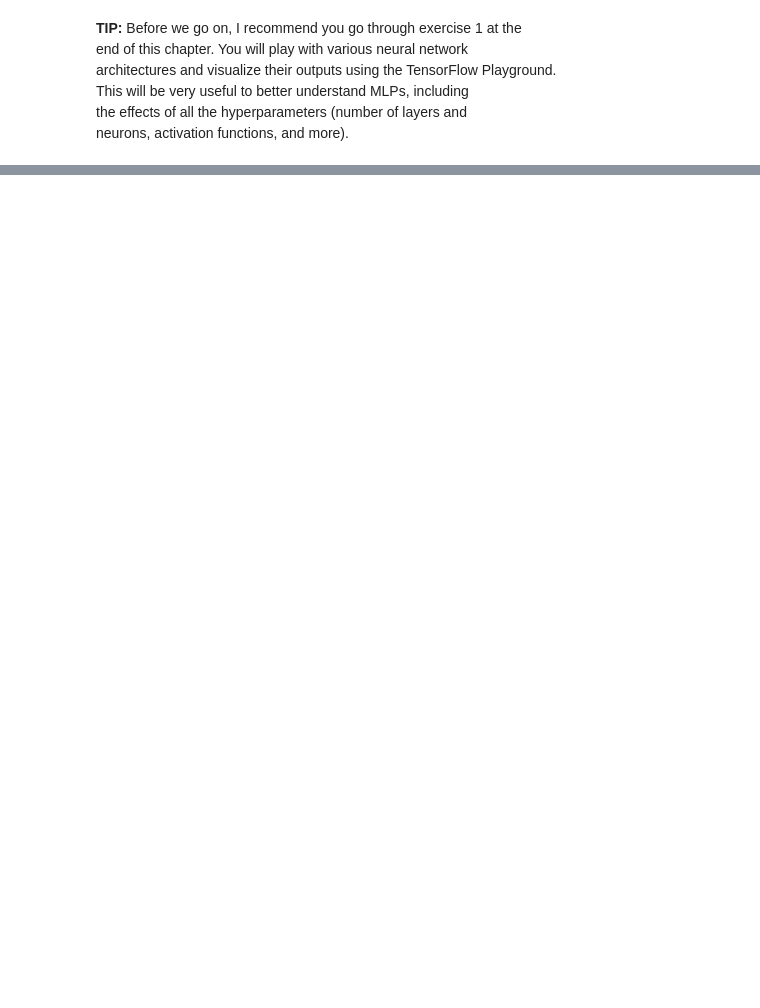
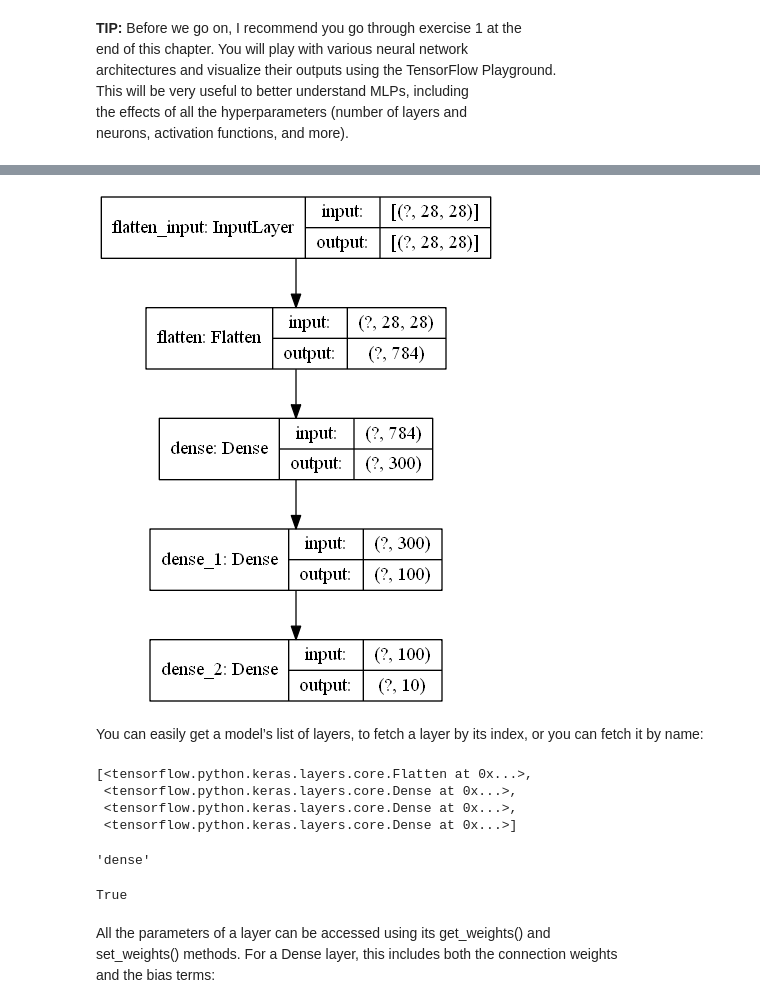
Before and after one commit to eleander/deep_learning, a Jupyter notebook: 1/Neural_Nets_With_Keras.ipynb, the cells around one changed output, grey strips where cells are left out. Drawn from its saved outputs; the diff is of its cells as text; code cells hidden in the pictures; blank space fills up the shorter version.

```diff
--- a/1/Neural_Nets_With_Keras.ipynb
+++ b/1/Neural_Nets_With_Keras.ipynb
@@ -253,0 +381,7 @@ neurons, activation functions, and more).
+# %%
+model = keras.models.Sequential([
+    keras.layers.Flatten(input_shape=[28, 28]),
+    keras.layers.Dense(300, activation="relu"),
+    keras.layers.Dense(100, activation="relu"),
+    keras.layers.Dense(10, activation="softmax")
+])
@@ -253,0 +420,26 @@ neurons, activation functions, and more).
+# %%
+keras.utils.plot_model(model, "my_fashion_mnist_model.png", show_shapes=True)
+# %% [output]
+[figure, added]
+# %% [markdown]
+You can easily get a model’s list of layers, to fetch a layer by its index, or you can fetch it by name:
+# %%
+model.layers
+# %% [output]
+[<tensorflow.python.keras.layers.core.Flatten at 0x...>,
+ <tensorflow.python.keras.layers.core.Dense at 0x...>,
+ <tensorflow.python.keras.layers.core.Dense at 0x...>,
+ <tensorflow.python.keras.layers.core.Dense at 0x...>]
+# %%
+hidden1 = model.layers[1]
+hidden1.name
+# %% [output]
+'dense'
+# %%
+model.get_layer(hidden1.name) is hidden1
+# %% [output]
+True
+# %% [markdown]
+All the parameters of a layer can be accessed using its get_weights() and
+set_weights() methods. For a Dense layer, this includes both the connection weights
+and the bias terms:
```
Also changed, not shown: parts of 80 cells of this notebook, 5 other files.
